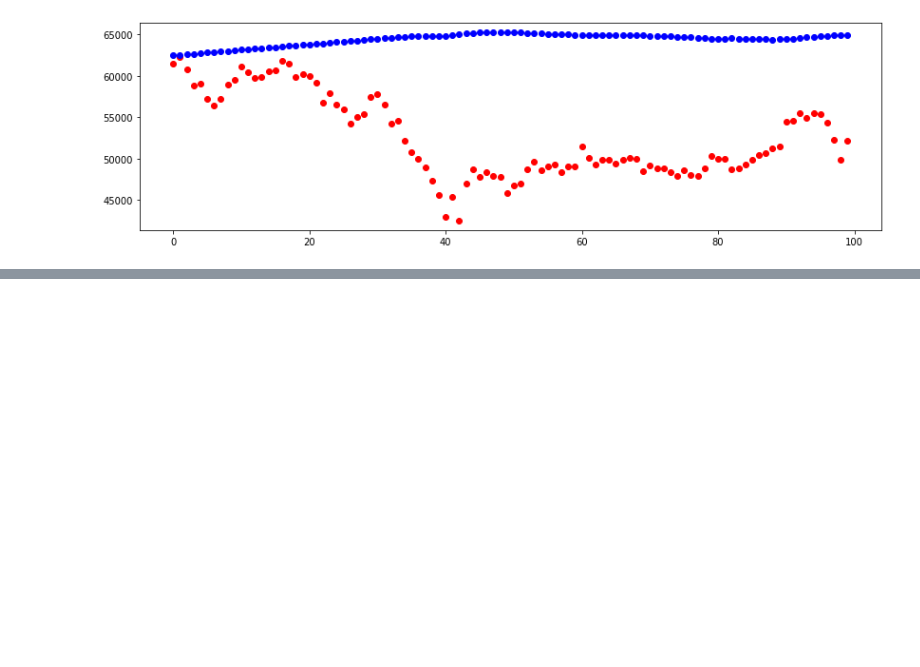
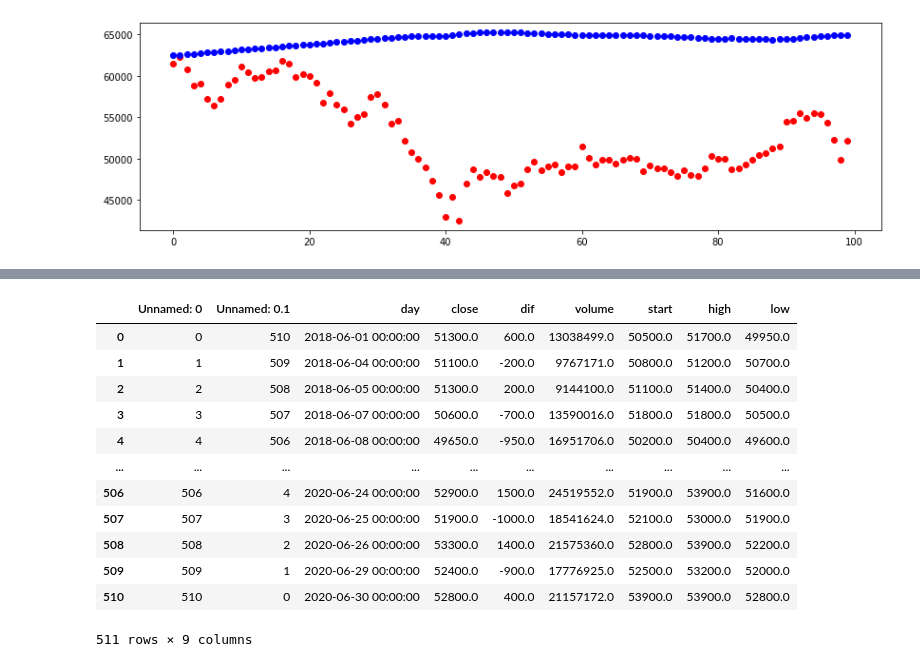
Before and after one commit to sjbaek12/sjbaek12.github.io, a Jupyter notebook: 주가예측_LSTM.ipynb, the cells around one changed output, grey strips where cells are left out. Cells and saved outputs as stored; diff of their text form; code cells hidden in the pictures; blank space fills up the shorter version.

```diff
--- a/주가예측_LSTM.ipynb
+++ b/주가예측_LSTM.ipynb
@@ -331,0 +353,18 @@ plt.show()
+# %%
+data = pd.read_csv('/gdrive/My Drive/data.txt')
+# %%
+data
+# %% [output]
+|  | Unnamed: 0 | Unnamed: 0.1 | day | close | dif | volume | start | high | low |
+| 0 | 0 | 510 | 2018-06-01 00:00:00 | 51300.0 | 600.0 | 13038499.0 | 50500.0 | 51700.0 | 49950.0 |
+| 1 | 1 | 509 | 2018-06-04 00:00:00 | 51100.0 | -200.0 | 9767171.0 | 50800.0 | 51200.0 | 50700.0 |
+| 2 | 2 | 508 | 2018-06-05 00:00:00 | 51300.0 | 200.0 | 9144100.0 | 51100.0 | 51400.0 | 50400.0 |
+| 3 | 3 | 507 | 2018-06-07 00:00:00 | 50600.0 | -700.0 | 13590016.0 | 51800.0 | 51800.0 | 50500.0 |
+| 4 | 4 | 506 | 2018-06-08 00:00:00 | 49650.0 | -950.0 | 16951706.0 | 50200.0 | 50400.0 | 49600.0 |
+| ... | ... | ... | ... | ... | ... | ... | ... | ... | ... |
+| 506 | 506 | 4 | 2020-06-24 00:00:00 | 52900.0 | 1500.0 | 24519552.0 | 51900.0 | 53900.0 | 51600.0 |
+| 507 | 507 | 3 | 2020-06-25 00:00:00 | 51900.0 | -1000.0 | 18541624.0 | 52100.0 | 53000.0 | 51900.0 |
+| 508 | 508 | 2 | 2020-06-26 00:00:00 | 53300.0 | 1400.0 | 21575360.0 | 52800.0 | 53900.0 | 52200.0 |
+| 509 | 509 | 1 | 2020-06-29 00:00:00 | 52400.0 | -900.0 | 17776925.0 | 52500.0 | 53200.0 | 52000.0 |
+| 510 | 510 | 0 | 2020-06-30 00:00:00 | 52800.0 | 400.0 | 21157172.0 | 53900.0 | 53900.0 | 52800.0 |
+511 rows × 9 columns
```
Also changed, not shown: parts of 5 cells of this notebook.
